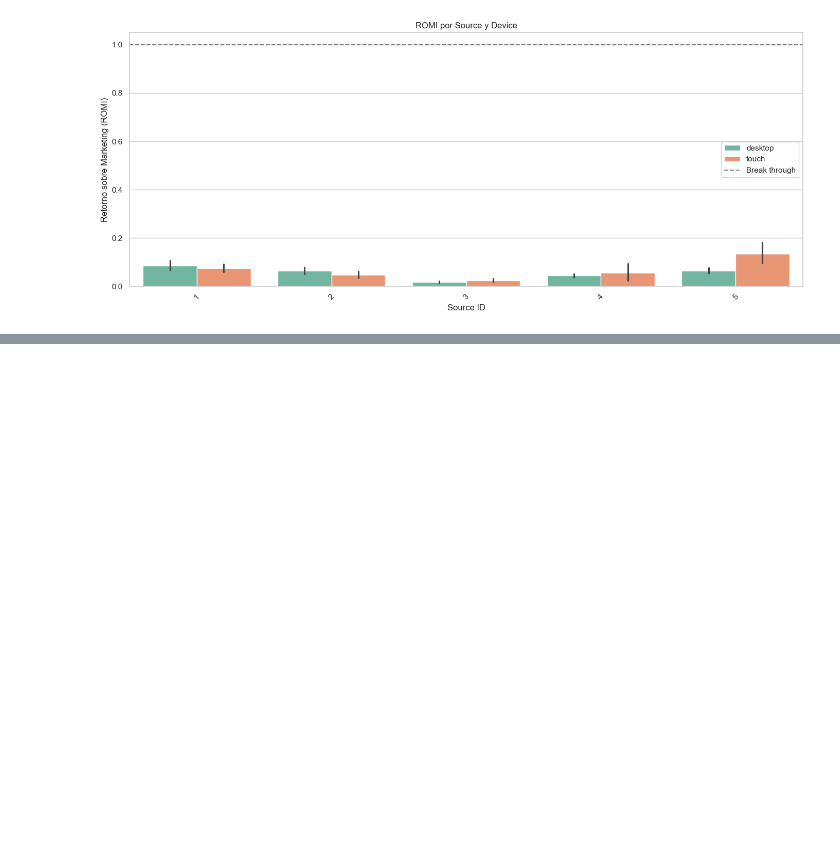
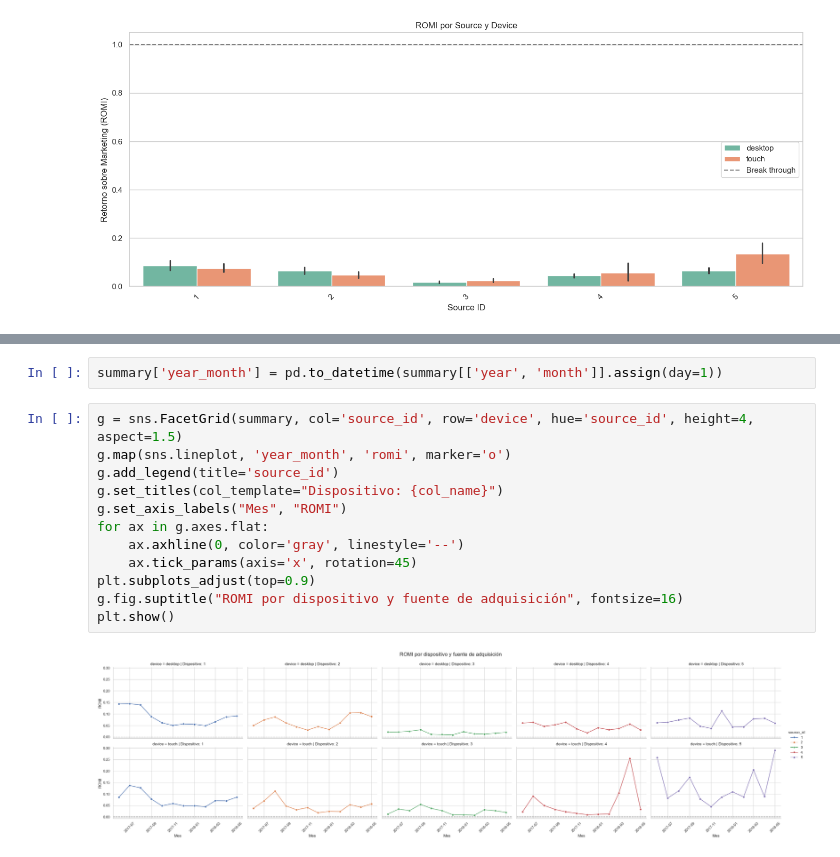
Before and after one commit to latostadorano/tt_s09_showz_tickets, a Jupyter notebook: s_09.ipynb, the cells around one changed output, grey strips where cells are left out. Saved outputs shown, nothing was run; the diff lists cells and outputs as text; blank space fills up the shorter version.

```diff
--- a/s_09.ipynb
+++ b/s_09.ipynb
@@ -858,0 +876,16 @@ plt.show()
+# %%
+summary['year_month'] = pd.to_datetime(summary[['year', 'month']].assign(day=1))
+# %%
+g = sns.FacetGrid(summary, col='source_id', row='device', hue='source_id', height=4, aspect=1.5)
+g.map(sns.lineplot, 'year_month', 'romi', marker='o')
+g.add_legend(title='source_id')
+g.set_titles(col_template="Dispositivo: {col_name}")
+g.set_axis_labels("Mes", "ROMI")
+for ax in g.axes.flat:
+    ax.axhline(0, color='gray', linestyle='--')
+    ax.tick_params(axis='x', rotation=45)
+plt.subplots_adjust(top=0.9)
+g.fig.suptitle("ROMI por dispositivo y fuente de adquisición", fontsize=16)
+plt.show()
+# %% [output]
+[figure, added]
```
Also changed, not shown: parts of 13 cells of this notebook.
